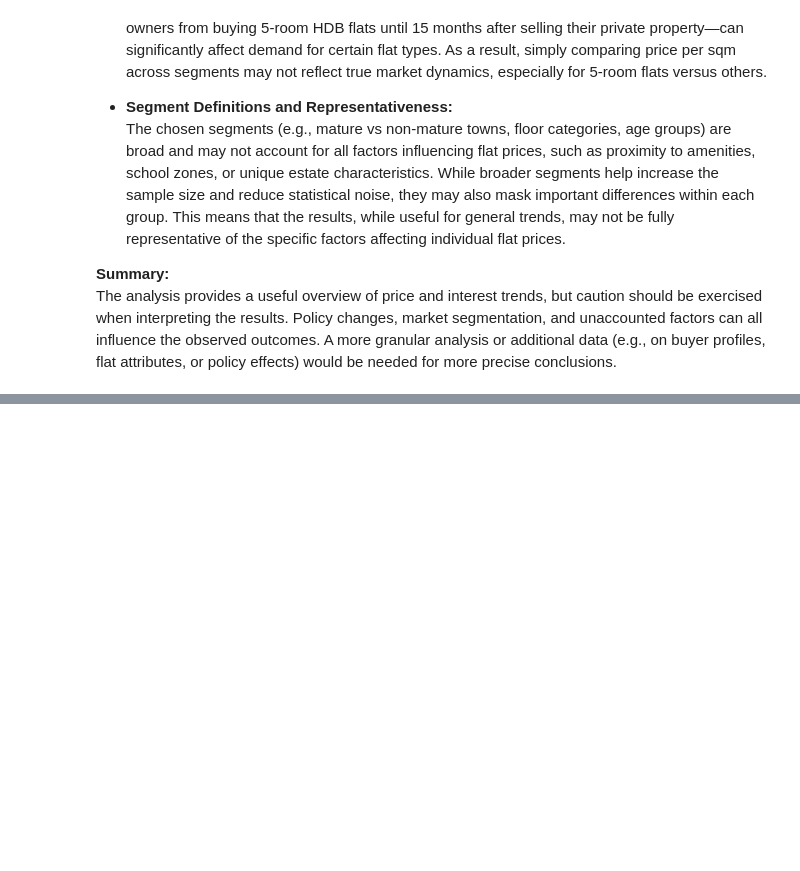
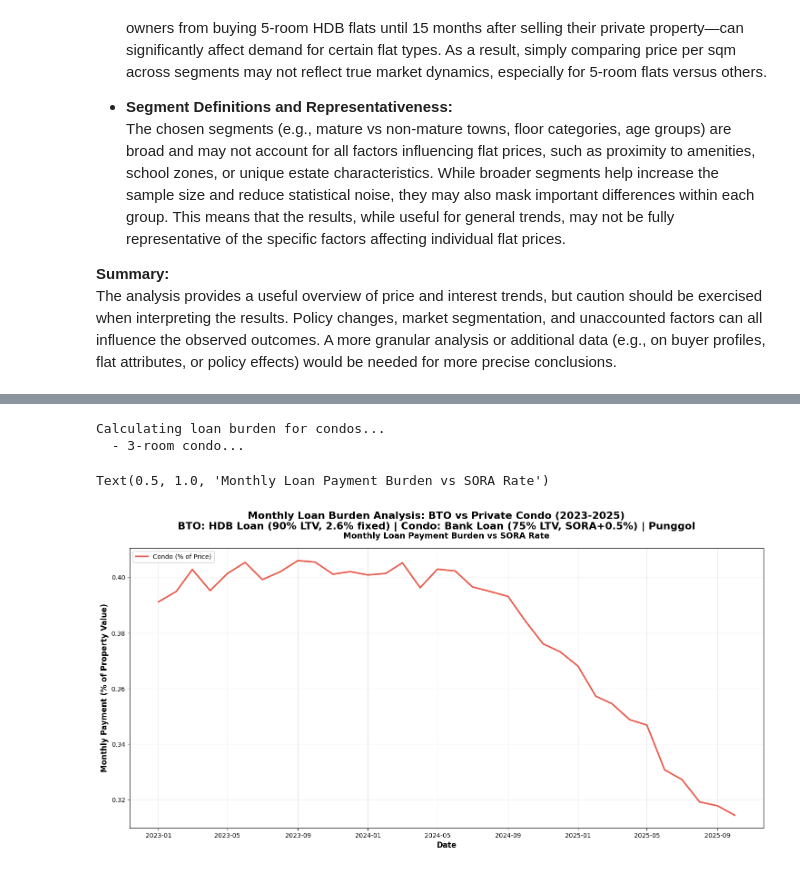
Before and after one commit to taiyo0622/cc2, a Jupyter notebook: test.ipynb, the cells around one changed output, grey strips where cells are left out. Cells and saved outputs as stored; diff of their text form; code cells hidden in the pictures; blank space fills up the shorter version.

```diff
--- a/test.ipynb
+++ b/test.ipynb
@@ -20,7 +20,7 @@ pd.set_option('display.max_colwidth', None)
 # Skip to line 5166 to get the header at line 5167
 # Line 10323 is ",,22,-,-,-,-,-" so we read until line 10323
 # nrows = 10323 - 5167 + 1 = 5157 rows (including header)
-interest_rates_df = pd.read_csv('Domestic Interest Rates.csv', skiprows=5166, nrows=5157)
+interest_rates_df = pd.read_csv('data/sora.csv', skiprows=5166, nrows=5157)
 
 # The file has multiple headers repeated, so we need to filter out duplicate header rows
 # Remove rows where the first column contains 'SORA Value Date' (these are repeated headers)
@@ -76,10 +76,10 @@ dtype: object
 # %%
 # Load all Resale Flat Prices files
 resale_files = [
-    'ResaleFlatPrices/Resale Flat Prices (Based on Approval Date), 2000 - Feb 2012.csv',
-    'ResaleFlatPrices/Resale Flat Prices (Based on Registration Date), From Mar 2012 to Dec 2014.csv',
-    'ResaleFlatPrices/Resale Flat Prices (Based on Registration Date), From Jan 2015 to Dec 2016.csv',
-    'ResaleFlatPrices/Resale flat prices based on registration date from Jan-2017 onwards.csv'
+    'data/ResaleFlatPrices/Resale Flat Prices (Based on Approval Date), 2000 - Feb 2012.csv',
+    'data/ResaleFlatPrices/Resale Flat Prices (Based on Registration Date), From Mar 2012 to Dec 2014.csv',
+    'data/ResaleFlatPrices/Resale Flat Prices (Based on Registration Date), From Jan 2015 to Dec 2016.csv',
+    'data/ResaleFlatPrices/Resale flat prices based on registration date from Jan-2017 onwards.csv'
 ]
 
 # Load and concatenate all resale price files
@@ -900,0 +1389,67 @@ The analysis provides a useful overview of price and interest trends, but cautio
+# %%
+# ============================================================================
+# CALCULATE AND VISUALIZE: Loan Burden for Condo (2023-2025)
+# ============================================================================
+
+# Define parameters
+start_date = pd.Timestamp('2023-01-01')
+end_date = pd.Timestamp('2025-12-31')
+ltv_ratio = 0.75  # 75% LTV (maximum)
+loan_tenure = 25  # 25 years
+
+# Calculate for both 3-room and 4-room Condos
+print("Calculating loan burden for condos...")
+
+# 3-room condo
+if condo_3room_price_2023:
+    print("  - 3-room condo...")
+    condo_3room_burden = calculate_loan_burden_over_time(
+        property_price=condo_3room_price_2023,
+        loan_to_value=ltv_ratio,
+        loan_tenure_years=loan_tenure,
+        start_date=start_date,
+        end_date=end_date,
+        monthly_sora_rates=monthly_sora
+    )
+else:
+    condo_3room_burden = None
+
+# Use 3-room condo for comparison with BTO 4-room
+condo_burden_to_plot = condo_3room_burden
+condo_price_to_plot = condo_3room_price_2023
+condo_type_to_plot = "3-room"
+
+fig, ax1 = plt.subplots(1, 1, figsize=(18, 8))
+fig.suptitle('Monthly Loan Burden Analysis: BTO vs Private Condo (2023-2025)\n' +
+             f'BTO: HDB Loan (90% LTV, 2.6% fixed) | Condo: Bank Loan (75% LTV, SORA+0.5%) | Punggol',
+             fontsize=16, fontweight='bold')
+
+# ============================================================================
+# Monthly Payment as % of Property Value + SORA Rate
+# ============================================================================
+
+lines = []
+
+
+if condo_burden_to_plot is not None:
+    # Plot Condo monthly payment percentage (using one representative condo)
+    line2 = ax1.plot(condo_burden_to_plot['date'], condo_burden_to_plot['monthly_payment_pct'],
+                     label=f'Condo (% of Price)',
+                     color='#e74c3c', linewidth=2.5, alpha=0.9)
+    lines.extend(line2)
+
+# Configure axes
+ax1.set_xlabel('Date', fontsize=12, fontweight='bold')
+ax1.set_ylabel('Monthly Payment (% of Property Value)', fontsize=12, fontweight='bold', color='black')
+
+# Combine legends
+labels = [l.get_label() for l in lines]
+ax1.legend(lines, labels, loc='upper left', fontsize=10, framealpha=0.9)
+
+ax1.grid(True, alpha=0.3)
+ax1.set_title('Monthly Loan Payment Burden vs SORA Rate', fontsize=13, fontweight='bold', pad=15)
+# %% [output]
+Calculating loan burden for condos...
+  - 3-room condo...
+Text(0.5, 1.0, 'Monthly Loan Payment Burden vs SORA Rate')
+[figure, added]
```
Also changed, not shown: parts of 27 cells of this notebook, 11 other files.
